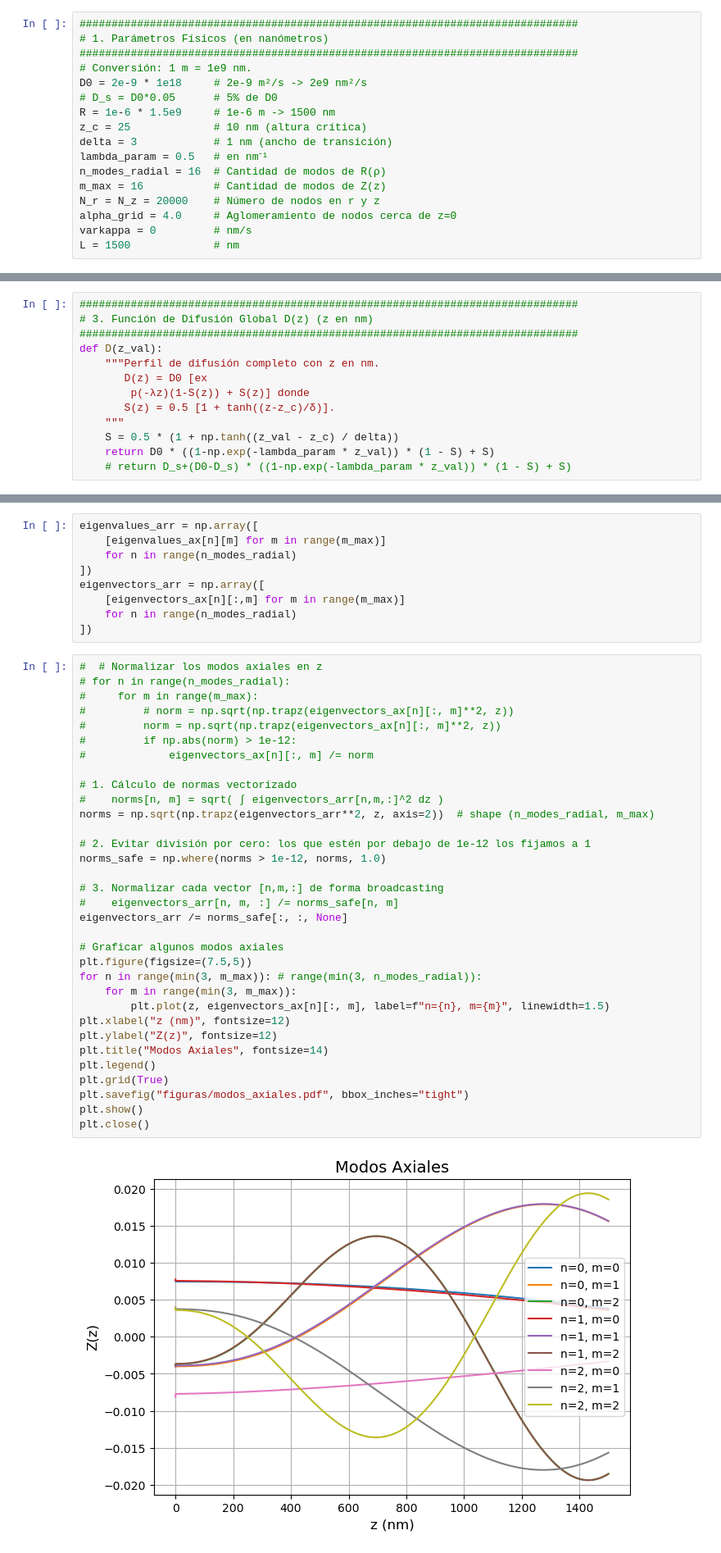
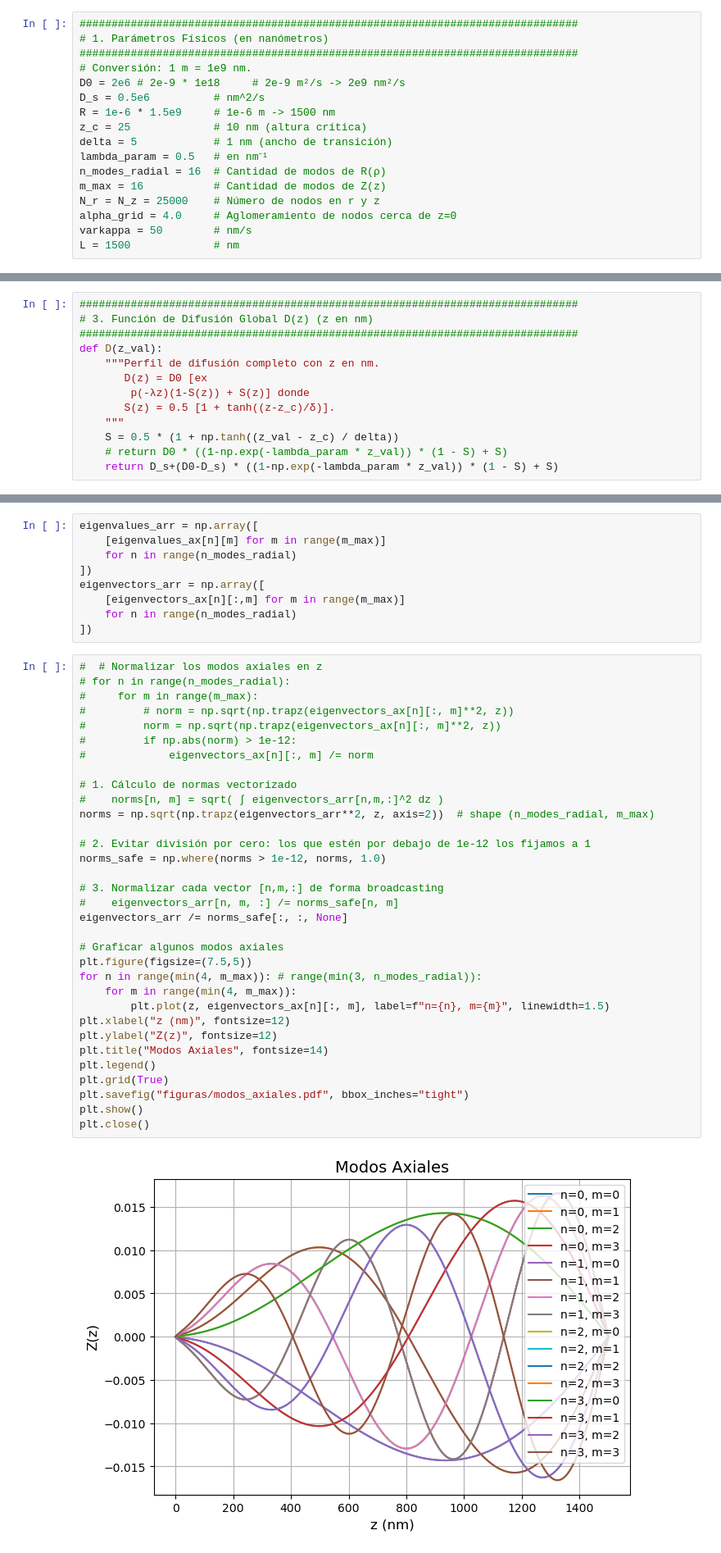
Before and after one commit to allanyst/tfm-efectos-superficie-nano-rmn, a Jupyter notebook: TFM_V5.ipynb, the cells around one changed output, grey strips where cells are left out. Shown at 82% size. Drawn from its saved outputs; the diff is of its cells as text.

```diff
--- a/TFM_V5.ipynb
+++ b/TFM_V5.ipynb
@@ -18,17 +18,17 @@ from mpl_toolkits.mplot3d import Axes3D
 # 1. Parámetros Físicos (en nanómetros)
 ##############################################################################
 # Conversión: 1 m = 1e9 nm.
-D0 = 2e-9 * 1e18     # 2e-9 m²/s -> 2e9 nm²/s
-# D_s = D0*0.05      # 5% de D0
+D0 = 2e6 # 2e-9 * 1e18     # 2e-9 m²/s -> 2e9 nm²/s
+D_s = 0.5e6          # nm^2/s
 R = 1e-6 * 1.5e9     # 1e-6 m -> 1500 nm
 z_c = 25             # 10 nm (altura crítica)
-delta = 3            # 1 nm (ancho de transición)
+delta = 5            # 1 nm (ancho de transición)
 lambda_param = 0.5   # en nm⁻¹
 n_modes_radial = 16  # Cantidad de modos de R(ρ)
 m_max = 16           # Cantidad de modos de Z(z)
-N_r = N_z = 20000    # Número de nodos en r y z
+N_r = N_z = 25000    # Número de nodos en r y z
 alpha_grid = 4.0     # Aglomeramiento de nodos cerca de z=0
-varkappa = 0         # nm/s
+varkappa = 50        # nm/s
 L = 1500             # nm
 # %% [markdown]
 ## Malla adaptativa en $z$
@@ -78,8 +78,8 @@ def D(z_val):
        S(z) = 0.5 [1 + tanh((z-z_c)/δ)].
     """
     S = 0.5 * (1 + np.tanh((z_val - z_c) / delta))
-    return D0 * ((1-np.exp(-lambda_param * z_val)) * (1 - S) + S)
-    # return D_s+(D0-D_s) * ((1-np.exp(-lambda_param * z_val)) * (1 - S) + S)
+    # return D0 * ((1-np.exp(-lambda_param * z_val)) * (1 - S) + S)
+    return D_s+(D0-D_s) * ((1-np.exp(-lambda_param * z_val)) * (1 - S) + S)
 # %% [markdown]
 En la figura a continuación se muestra el perfil propuesto utilizando algunos parámetros seleccionados de forma arbitraria.
 # %%
@@ -413,36 +472,36 @@ eigenvectors_arr = np.array([
 # for n in range(n_modes_radial):
 #     for m in range(m_max):
 #         # norm = np.sqrt(np.trapz(eigenvectors_ax[n][:, m]**2, z))
 #         norm = np.sqrt(np.trapz(eigenvectors_ax[n][:, m]**2, z))
 #         if np.abs(norm) > 1e-12:
 #             eigenvectors_ax[n][:, m] /= norm
 
 # 1. Cálculo de normas vectorizado
 #    norms[n, m] = sqrt( ∫ eigenvectors_arr[n,m,:]^2 dz )
 norms = np.sqrt(np.trapz(eigenvectors_arr**2, z, axis=2))  # shape (n_modes_radial, m_max)
 
 # 2. Evitar división por cero: los que estén por debajo de 1e-12 los fijamos a 1
 norms_safe = np.where(norms > 1e-12, norms, 1.0)
 
 # 3. Normalizar cada vector [n,m,:] de forma broadcasting
 #    eigenvectors_arr[n, m, :] /= norms_safe[n, m]
 eigenvectors_arr /= norms_safe[:, :, None]
 
 # Graficar algunos modos axiales
 plt.figure(figsize=(7.5,5))
-for n in range(min(3, m_max)): # range(min(3, n_modes_radial)):
-    for m in range(min(3, m_max)):
+for n in range(min(4, m_max)): # range(min(3, n_modes_radial)):
+    for m in range(min(4, m_max)):
         plt.plot(z, eigenvectors_ax[n][:, m], label=f"n={n}, m={m}", linewidth=1.5)
 plt.xlabel("z (nm)", fontsize=12)
 plt.ylabel("Z(z)", fontsize=12)
 plt.title("Modos Axiales", fontsize=14)
 plt.legend()
 plt.grid(True)
 plt.savefig("figuras/modos_axiales.pdf", bbox_inches="tight")
 plt.show()
 plt.close()
 # %% [output]
-[figure, old version]
+[figure, new version]
 # %% [markdown]
 ## Solución temporal
 
```
Also changed, not shown: parts of 9 cells of this notebook, 38 other files.
